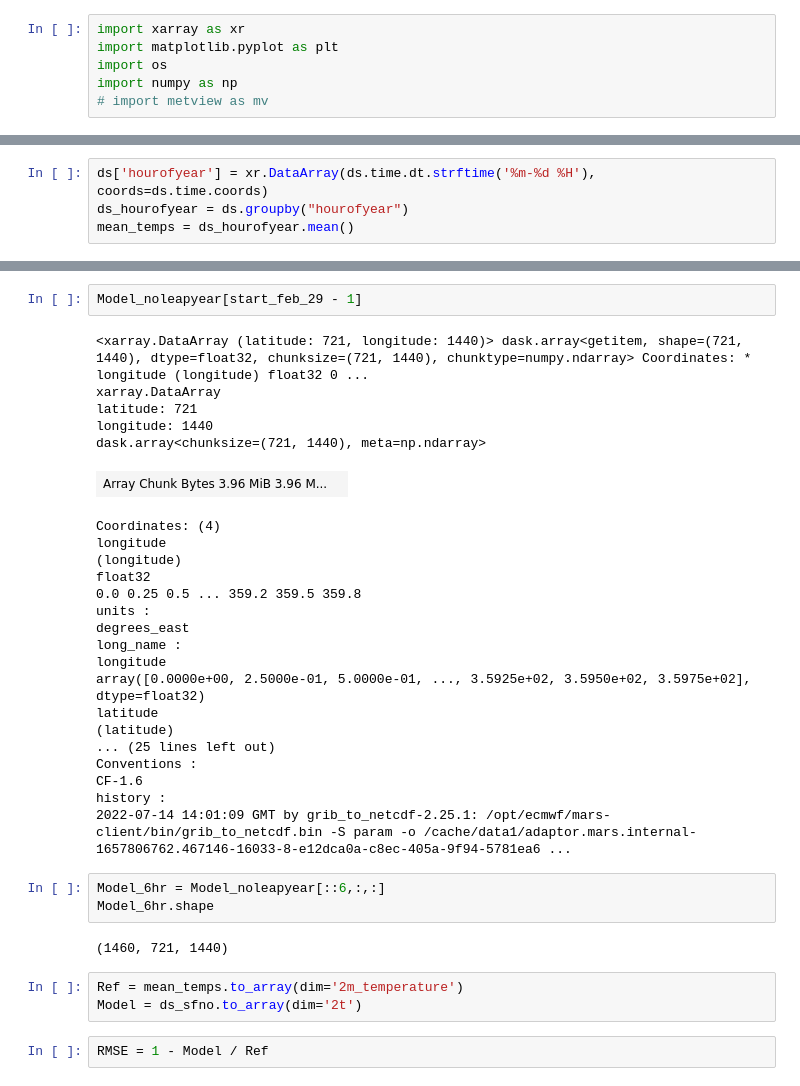
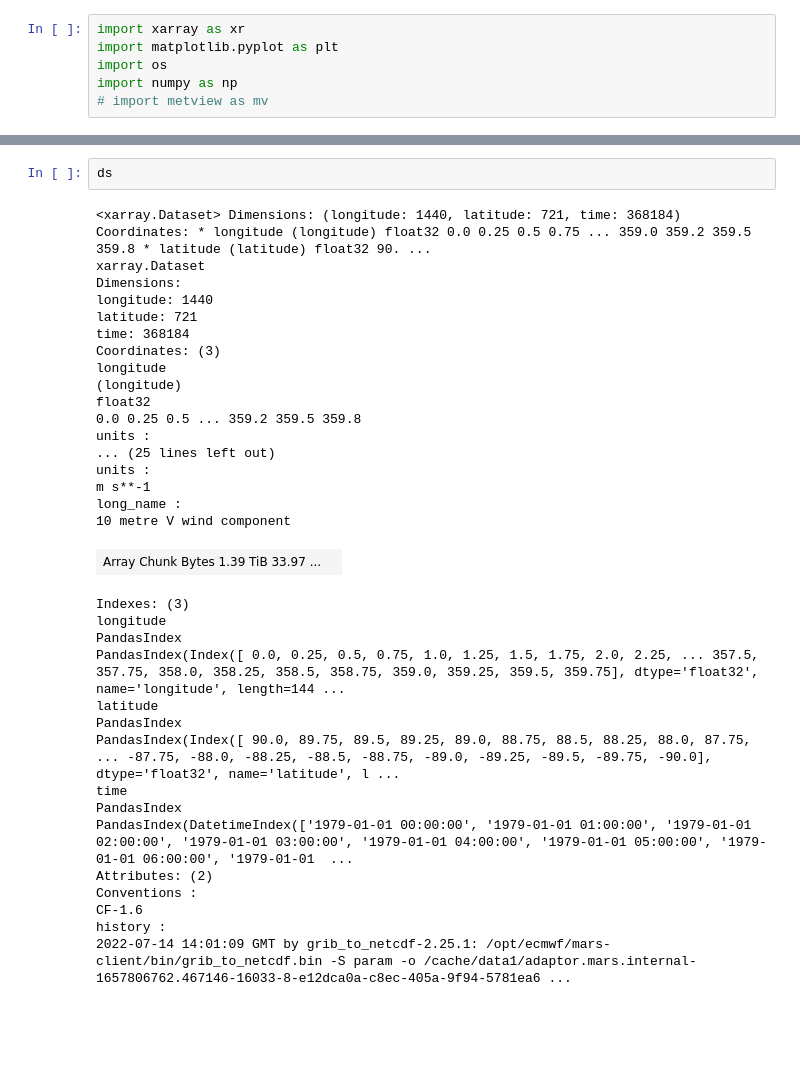
Before and after one commit to Slusny/Modulated-Spherical-Fourier-Neural-Operator, a Jupyter notebook: compare_S2S cluster.ipynb, the cells around one changed output, grey strips where cells are left out. Cells and saved outputs as stored; diff of their text form; blank space fills up the shorter version.

```diff
--- a/compare_S2S cluster.ipynb
+++ b/compare_S2S cluster.ipynb
@@ -47,4 +118,0 @@ Model = ds.drop([np.datetime64('02-29')], dim='time')
-# %%
-ds['hourofyear'] = xr.DataArray(ds.time.dt.strftime('%m-%d %H'), coords=ds.time.coords)
-ds_hourofyear = ds.groupby("hourofyear")
-mean_temps = ds_hourofyear.mean()
@@ -107,36 +119,36 @@ Model_noleapyear = xr.concat((Model[:start_feb_29,:,:], Model[end_feb_29:,:,:]),
-# %%
-Model_noleapyear[start_feb_29 - 1]
-# %% [output]
-<xarray.DataArray (latitude: 721, longitude: 1440)> dask.array<getitem, shape=(721, 1440), dtype=float32, chunksize=(721, 1440), chunktype=numpy.ndarray> Coordinates: * longitude (longitude) float32 0 ...
-xarray.DataArray
-latitude: 721
-longitude: 1440
-dask.array<chunksize=(721, 1440), meta=np.ndarray>
-| Array Chunk Bytes 3.96 MiB 3.96 M... |  |
-Coordinates: (4)
-longitude
-(longitude)
-float32
-0.0 0.25 0.5 ... 359.2 359.5 359.8
-units :
-degrees_east
-long_name :
-longitude
-array([0.0000e+00, 2.5000e-01, 5.0000e-01, ..., 3.5925e+02, 3.5950e+02, 3.5975e+02], dtype=float32)
-latitude
-(latitude)
-... (25 lines left out)
-Conventions :
-CF-1.6
-history :
-2022-07-14 14:01:09 GMT by grib_to_netcdf-2.25.1: /opt/ecmwf/mars-client/bin/grib_to_netcdf.bin -S param -o /cache/data1/adaptor.mars.internal-1657806762.467146-16033-8-e12dca0a-c8ec-405a-9f94-5781ea6 ...
-# %%
-Model_6hr = Model_noleapyear[::6,:,:]
-Model_6hr.shape
-# %% [output]
-(1460, 721, 1440)
-# %%
-Ref = mean_temps.to_array(dim='2m_temperature')
-Model = ds_sfno.to_array(dim='2t')
-# %%
-RMSE = 1 - Model / Ref
+# %%
+ds
+# %% [output]
+<xarray.Dataset> Dimensions: (longitude: 1440, latitude: 721, time: 368184) Coordinates: * longitude (longitude) float32 0.0 0.25 0.5 0.75 ... 359.0 359.2 359.5 359.8 * latitude (latitude) float32 90. ...
+xarray.Dataset
+Dimensions:
+longitude: 1440
+latitude: 721
+time: 368184
+Coordinates: (3)
+longitude
+(longitude)
+float32
+0.0 0.25 0.5 ... 359.2 359.5 359.8
+units :
+... (25 lines left out)
+units :
+m s**-1
+long_name :
+10 metre V wind component
+| Array Chunk Bytes 1.39 TiB 33.97 ... |  |
+Indexes: (3)
+longitude
+PandasIndex
+PandasIndex(Index([ 0.0, 0.25, 0.5, 0.75, 1.0, 1.25, 1.5, 1.75, 2.0, 2.25, ... 357.5, 357.75, 358.0, 358.25, 358.5, 358.75, 359.0, 359.25, 359.5, 359.75], dtype='float32', name='longitude', length=144 ...
+latitude
+PandasIndex
+PandasIndex(Index([ 90.0, 89.75, 89.5, 89.25, 89.0, 88.75, 88.5, 88.25, 88.0, 87.75, ... -87.75, -88.0, -88.25, -88.5, -88.75, -89.0, -89.25, -89.5, -89.75, -90.0], dtype='float32', name='latitude', l ...
+time
+PandasIndex
+PandasIndex(DatetimeIndex(['1979-01-01 00:00:00', '1979-01-01 01:00:00', '1979-01-01 02:00:00', '1979-01-01 03:00:00', '1979-01-01 04:00:00', '1979-01-01 05:00:00', '1979-01-01 06:00:00', '1979-01-01  ...
+Attributes: (2)
+Conventions :
+CF-1.6
+history :
+2022-07-14 14:01:09 GMT by grib_to_netcdf-2.25.1: /opt/ecmwf/mars-client/bin/grib_to_netcdf.bin -S param -o /cache/data1/adaptor.mars.internal-1657806762.467146-16033-8-e12dca0a-c8ec-405a-9f94-5781ea6 ...
```
Also changed, not shown: parts of 54 cells of this notebook.
